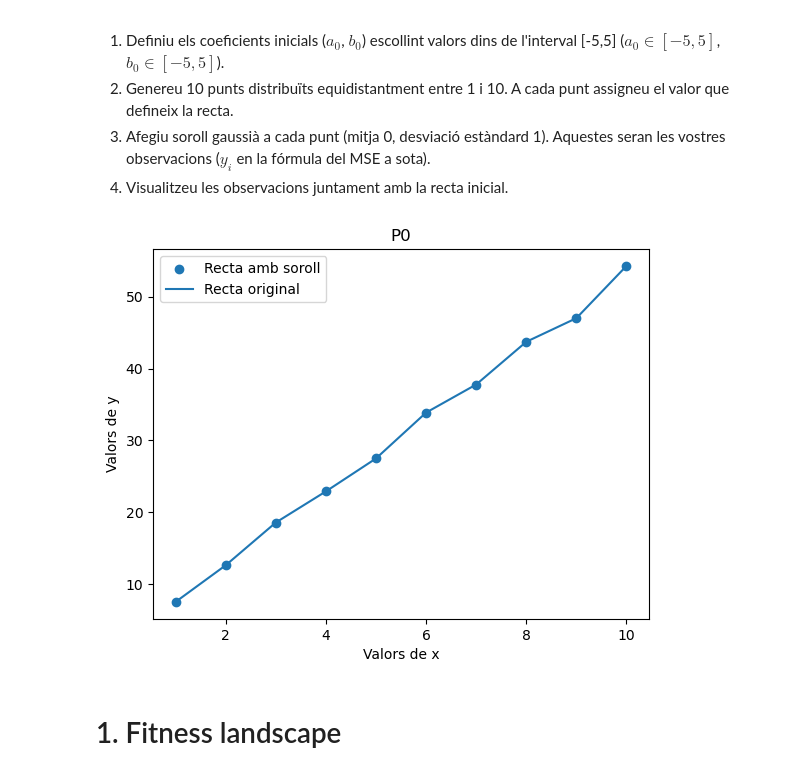
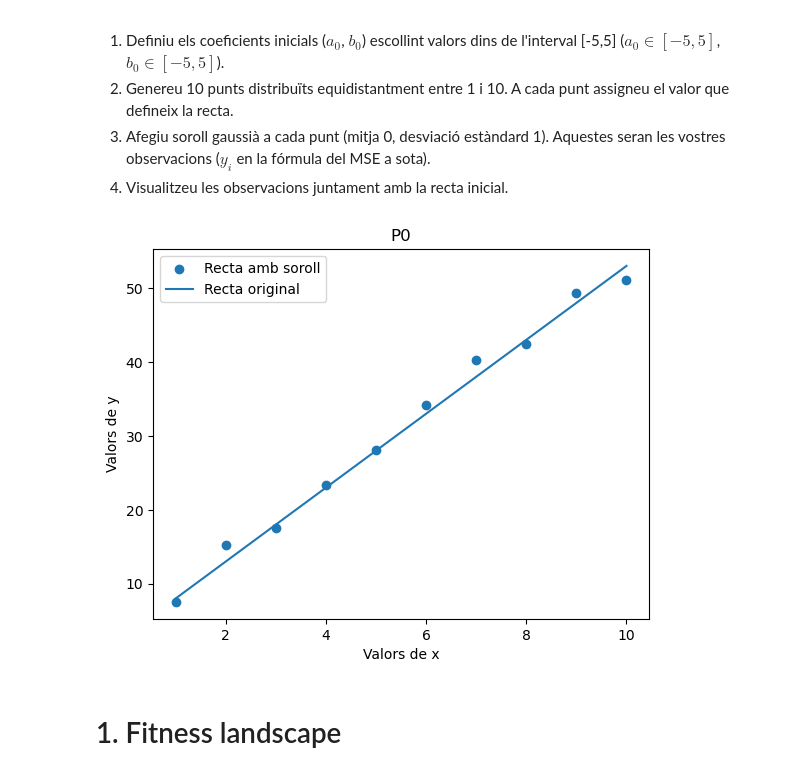
Before and after one commit to silviavalls/u201136_code_publication, a Jupyter notebook: Algorithms.ipynb, the cells around one changed output. Drawn from its saved outputs; the diff is of its cells as text; code cells hidden in the pictures.

```diff
--- a/Algorithms.ipynb
+++ b/Algorithms.ipynb
@@ -32,31 +32,31 @@ Recordeu l'equació de la recta $y=a x + b$.
 # %%
 #importem el que necessitem
 import numpy as np
 import matplotlib.pyplot as plt
 
 # definim coeficients inicials triats per nosaltres
 a0 = 5
 b0 = 3
 
 # generem punts distribuïts equidistantment
 x=np.arange (1,11)
 y0=a0*x+b0
 
 
 #afegim soroll gaussià
 soroll = np.random.normal(0,1,10)
 yi = y0 + soroll
 
 plt.scatter(x,yi, label='Recta amb soroll') #punts amb soroll gaussià
-plt.plot(x,yi, label = 'Recta original') #recta sense soroll
+plt.plot(x,y0, label = 'Recta original') #recta sense soroll
 # Li donem nom als eixos i afegim títol al plot
 plt.xlabel('Valors de x')
 plt.ylabel('Valors de y')
 plt.title('P0')
 plt.legend()
 plt.show()
 # %% [output]
-[figure, old version]
+[figure, new version]
 # %% [markdown]
 # 1. Fitness landscape
 # %% [markdown]
```
